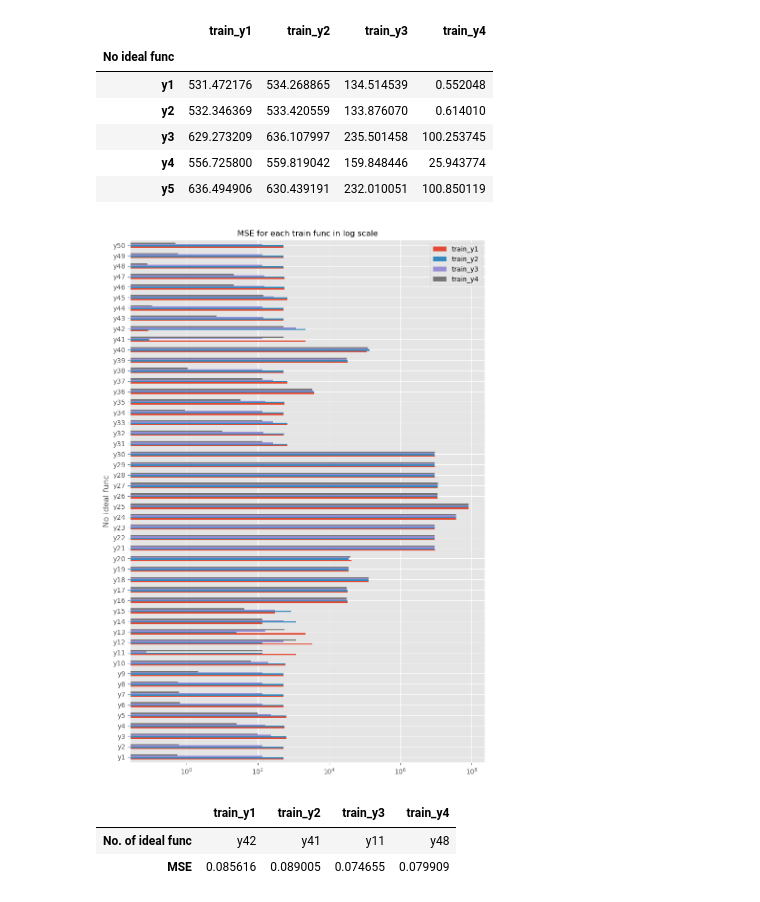
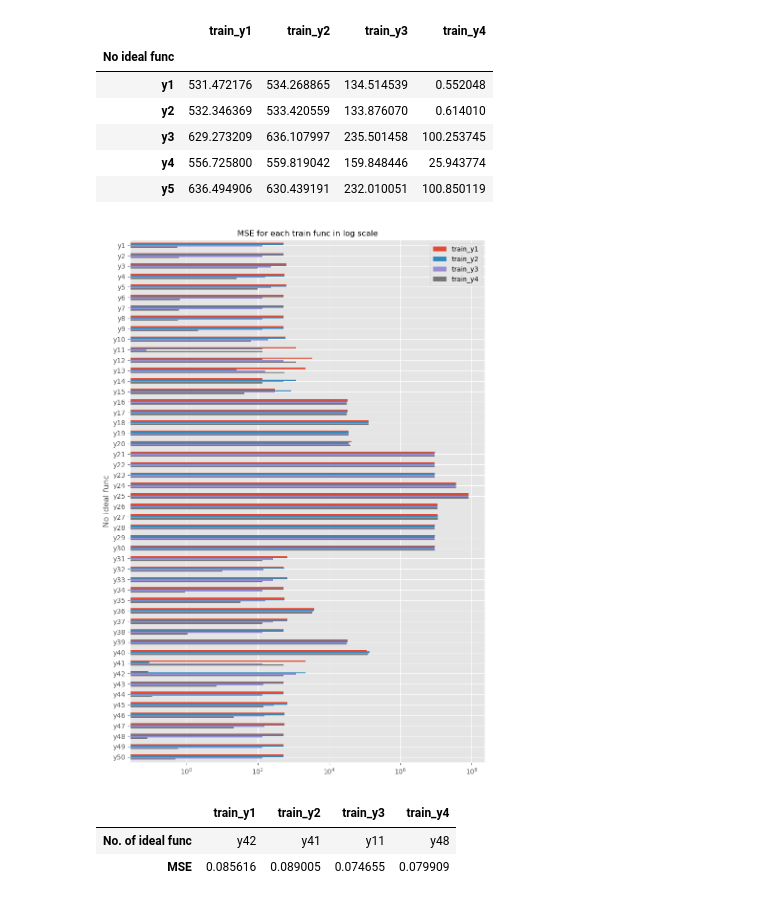
Before and after one commit to Fful/pyprog-course-WA, a Jupyter notebook: data_processing.ipynb, the cells around one changed output. Drawn from its saved outputs; the diff is of its cells as text; code cells hidden in the pictures.

```diff
--- a/data_processing.ipynb
+++ b/data_processing.ipynb
@@ -22,10 +22,12 @@ url_object = URL.create(
     host="localhost",
     database="Masters:Programing_with_python",
 )
-engine = create_engine(url_object, pool_pre_ping=True)
 
 # set matplotlib style
 plt.style.use('ggplot')
+plt.rcParams['figure.dpi'] = 100
+
+__margin = np.sqrt(2)
 # %% [markdown]
 ### probably will be some class properties
 # %%
@@ -174,15 +194,16 @@ MSE.head()
 # %%
 # ploting MSE
 ax = MSE.plot(
     figsize=(8.27, 11.69),
     kind='barh',
     logx=True,
-    fontsize=10
+    fontsize=10,
 )
 ax.set_title('MSE for each train func in log scale', fontsize=12)
+ax.invert_yaxis()
 plt.tight_layout()
 # %% [output]
-[figure, old version]
+[figure, new version]
 # %%
 best_fit = pd.DataFrame(
     {
```
Also changed, not shown: parts of 7 cells of this notebook.
